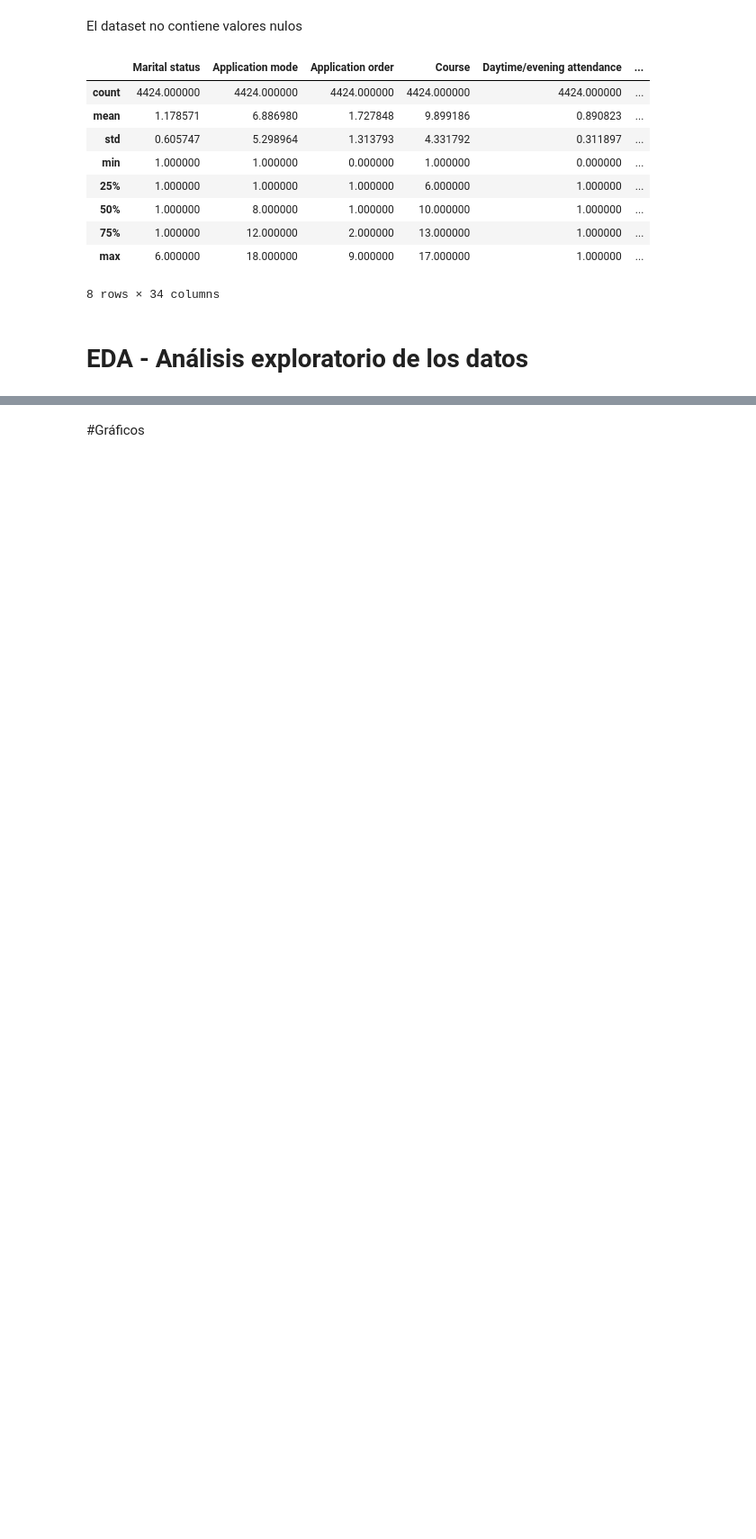
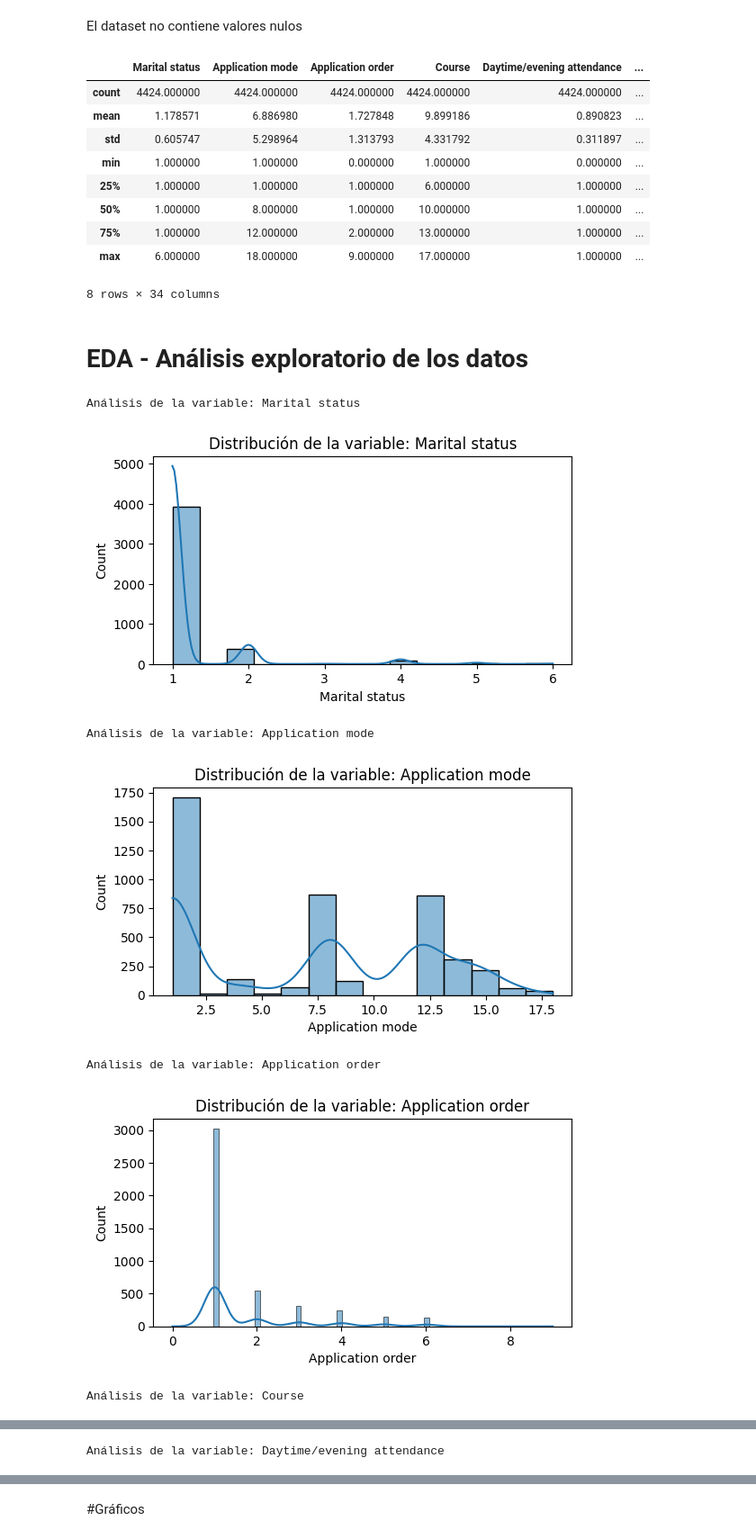
Before and after one commit to AimoneCG/Proyecto-CoderHouse-Data-Science-I-Fundamentos-para-la-Ciencia-de-Datos, a Jupyter notebook: ProyectoDS_Parte1_Aimone.ipynb, the cells around one changed output, grey strips where cells are left out. Shown at 90% size. Cells and saved outputs as stored; diff of their text form; code cells hidden in the pictures; blank space fills up the shorter version.

```diff
--- a/ProyectoDS_Parte1_Aimone.ipynb
+++ b/ProyectoDS_Parte1_Aimone.ipynb
@@ -125,3 +126,21 @@ df.describe()
 8 rows × 34 columns
 # %% [markdown]
 # EDA - Análisis exploratorio de los datos
+# %%
+# Análisis de todas las variables
+#Analizamos la distribución de todas las variables, ya que las variables categóricas estaban convertidas en numericas en el dataset.
+numerical_features = df.select_dtypes(include=['number']).columns
+for feature in numerical_features:
+  print(f"Análisis de la variable: {feature}")
+  plt.figure(figsize=(6, 3))
+  sns.histplot(x=feature, data=df, kde=True)
+  plt.title(f"Distribución de la variable: {feature}")
+  plt.show()
+# %% [output]
+Análisis de la variable: Marital status
+[figure, added]
+Análisis de la variable: Application mode
+[figure, added]
+Análisis de la variable: Application order
+[figure, added]
+Análisis de la variable: Course
@@ -127,0 +148 @@ df.describe()
+Análisis de la variable: Daytime/evening attendance
```
Also changed, not shown: parts of 9 cells of this notebook.
